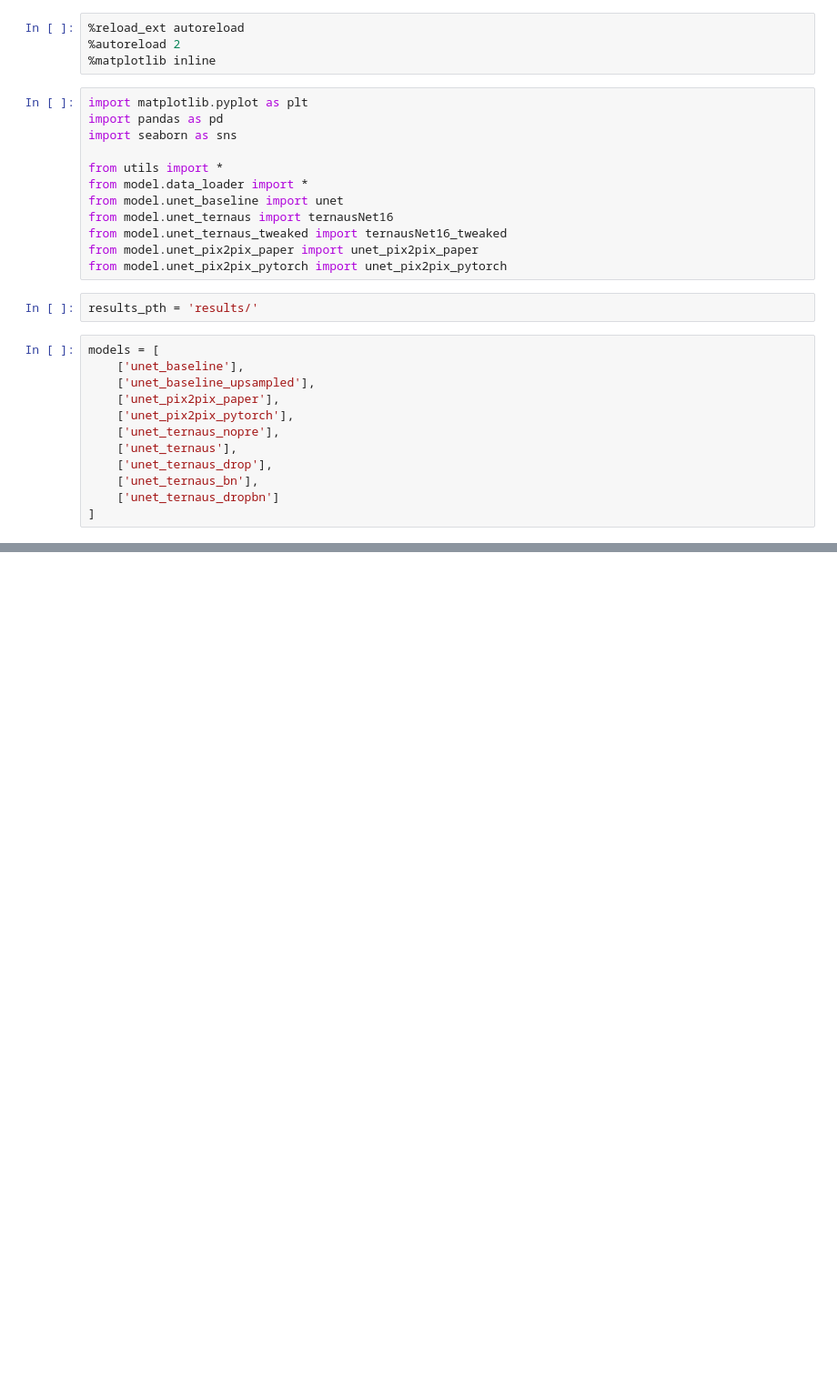
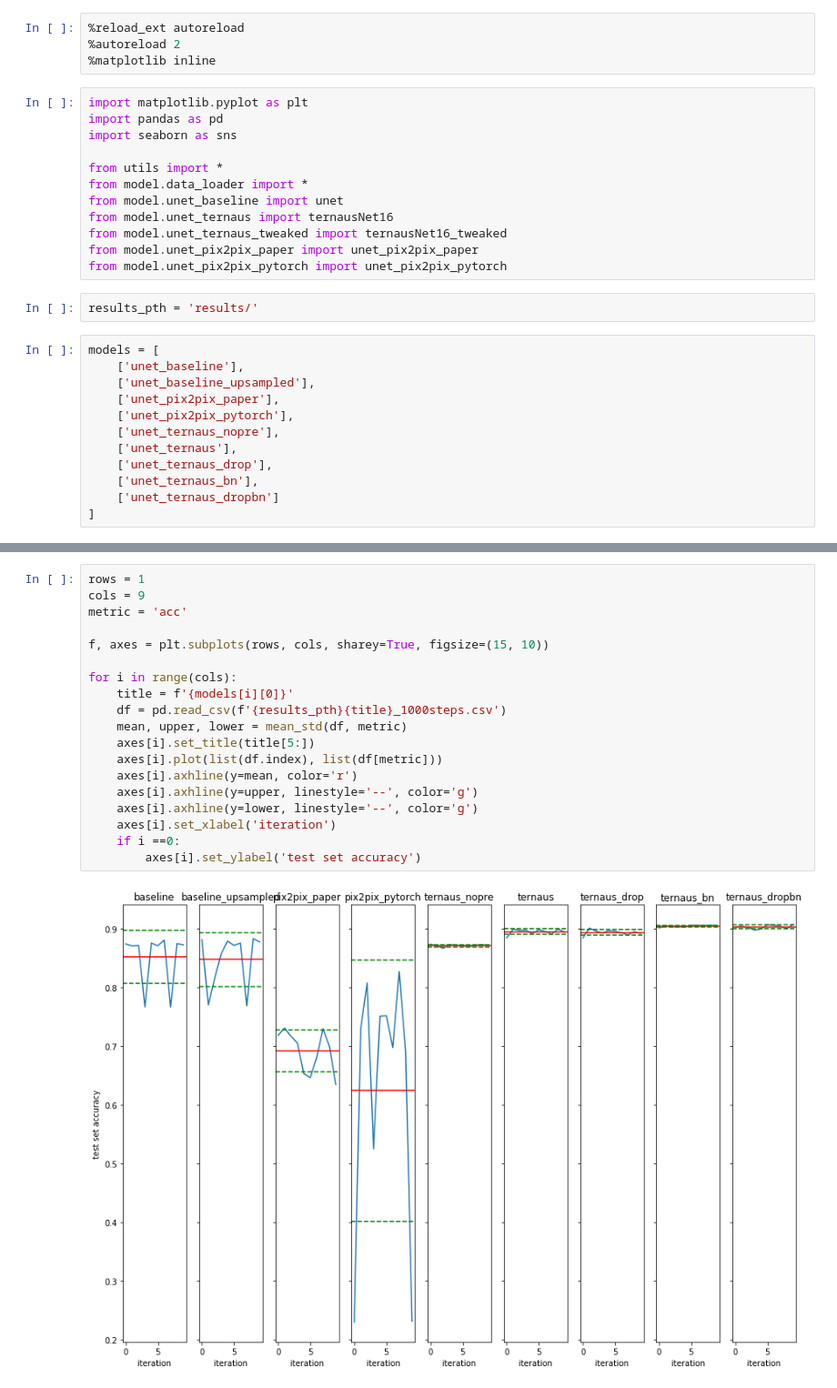
Before and after one commit to a-martyn/unet, a Jupyter notebook: analysis.ipynb, the cells around one changed output, grey strips where cells are left out. Shown at 91% size. Saved outputs shown, nothing was run; the diff lists cells and outputs as text; blank space fills up the shorter version.

```diff
--- a/analysis.ipynb
+++ b/analysis.ipynb
@@ -57,3 +58,24 @@ for i in range(cols):
+# %%
+rows = 1
+cols = 9
+metric = 'acc'
+
+f, axes = plt.subplots(rows, cols, sharey=True, figsize=(15, 10))
+
+for i in range(cols):
+    title = f'{models[i][0]}'
+    df = pd.read_csv(f'{results_pth}{title}_1000steps.csv')
+    mean, upper, lower = mean_std(df, metric)
+    axes[i].set_title(title[5:])
+    axes[i].plot(list(df.index), list(df[metric]))
+    axes[i].axhline(y=mean, color='r')
+    axes[i].axhline(y=upper, linestyle='--', color='g')
+    axes[i].axhline(y=lower, linestyle='--', color='g')
+    axes[i].set_xlabel('iteration')
+    if i ==0:
+        axes[i].set_ylabel('test set accuracy')
+# %% [output]
+[figure, added]
 # %%
 rows = 1
 cols = 9
```
Also changed, not shown: parts of 3 cells of this notebook, 9 other files.
